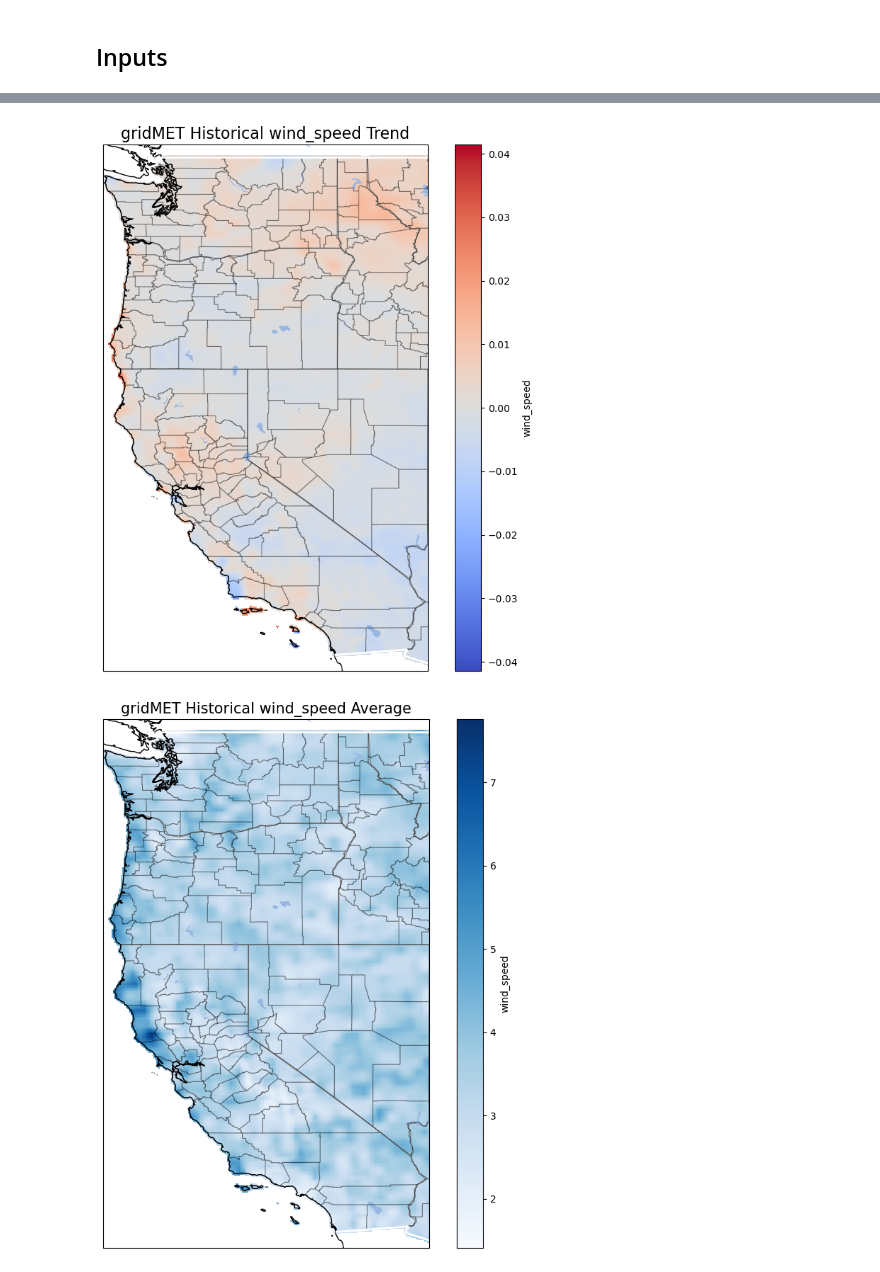
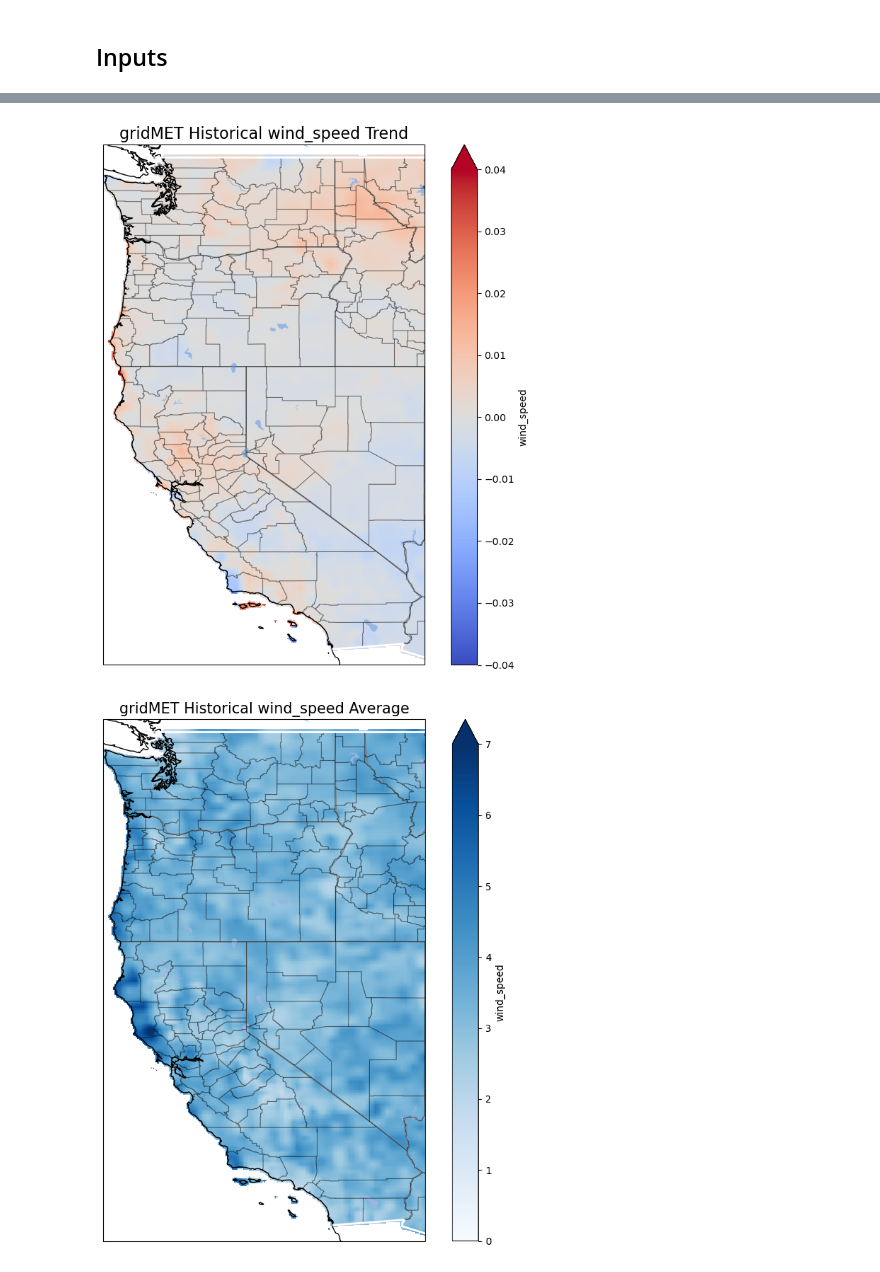
Before and after one commit to theo-avila/2024_FWI_CMIP5_Ensemble_Avila, a Jupyter notebook: revision_notebooks/FWI_Inputs.ipynb, the cells around one changed output, grey strips where cells are left out. Saved outputs shown, nothing was run; the diff lists cells and outputs as text; code cells hidden in the pictures.

Commit message:
new figures with better bounds for FWI inputs, slight code changes

```diff
--- a/revision_notebooks/FWI_Inputs.ipynb
+++ b/revision_notebooks/FWI_Inputs.ipynb
@@ -74,16 +74,16 @@ for var_i in var_arr:
         vmax = 0.08
 
     if key == 'relative_humidity':
-        vmin = -0.4
-        vmax = 0.4
+        vmin = -0.35
+        vmax = 0.35
 
-    if key == 'windspeed':
+    if key == 'wind_speed':
         vmin = -0.04
         vmax = 0.04
 
     if key == 'precipitation_amount':
-        vmin = -0.06
-        vmax = 0.06
+        vmin = -0.05
+        vmax = 0.05
 
     trendline.plot(ax=ax,cmap=cmap, vmin=vmin, vmax=vmax)
 
@@ -122,13 +122,13 @@ for var_i in var_arr:
         vmin = 0.0
         vmax = 75.0
 
-    if key == 'windspeed':
+    if key == 'wind_speed':
         vmin = 0.0
         vmax = 7.0
 
     if key == 'precipitation_amount':
         vmin = 0.0
-        vmax = 8.0
+        vmax = 7.0
 
     yearly_mean[key].plot(ax=ax,cmap=cmap, vmin=vmin, vmax=vmax)
 
@@ -150,2 +150,2 @@ for var_i in var_arr:
-[figure, old version]
+[figure, new version]
-[figure, old version]
+[figure, new version]
```
Also changed, not shown: parts of 1 cell of this notebook, 8 other files.
